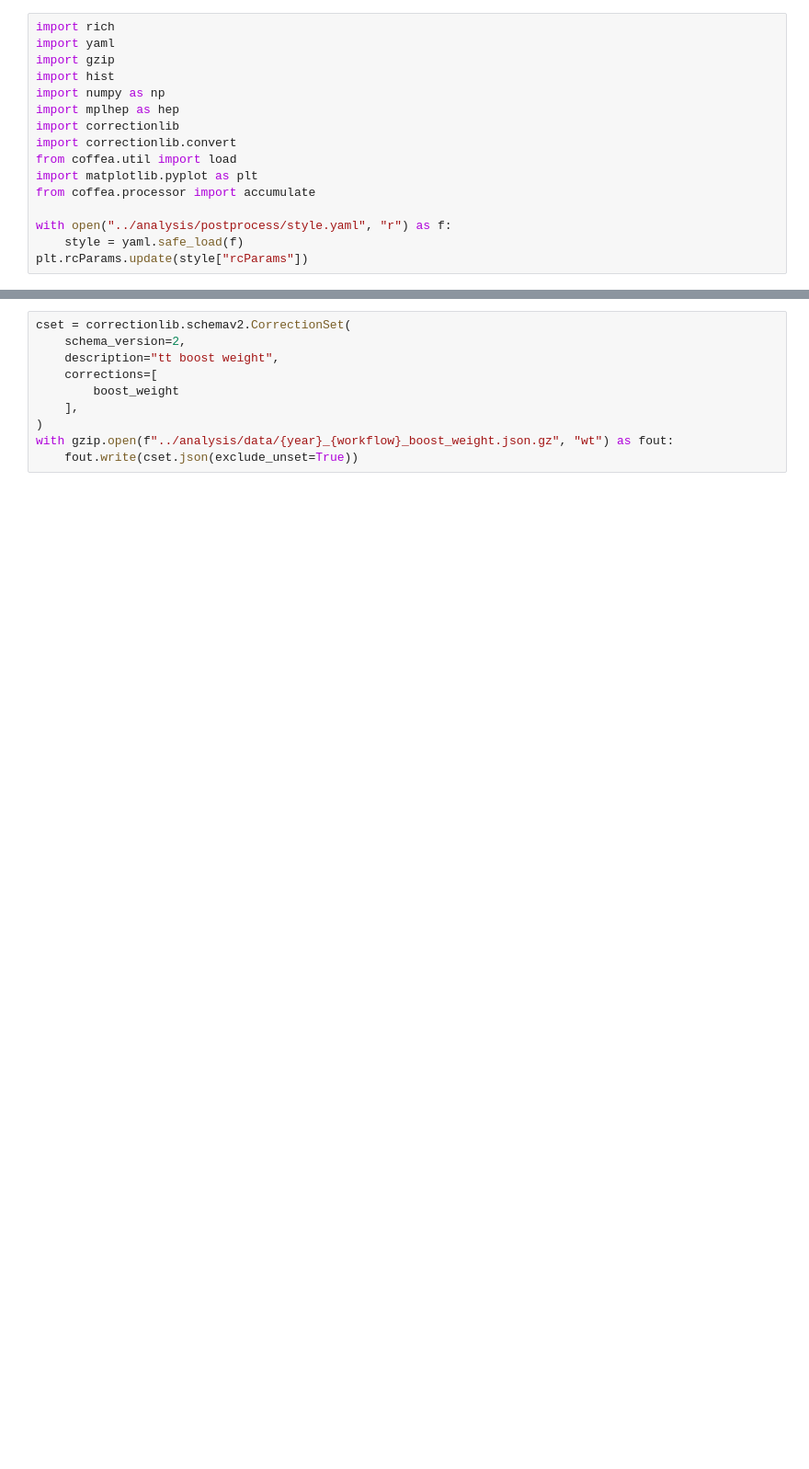
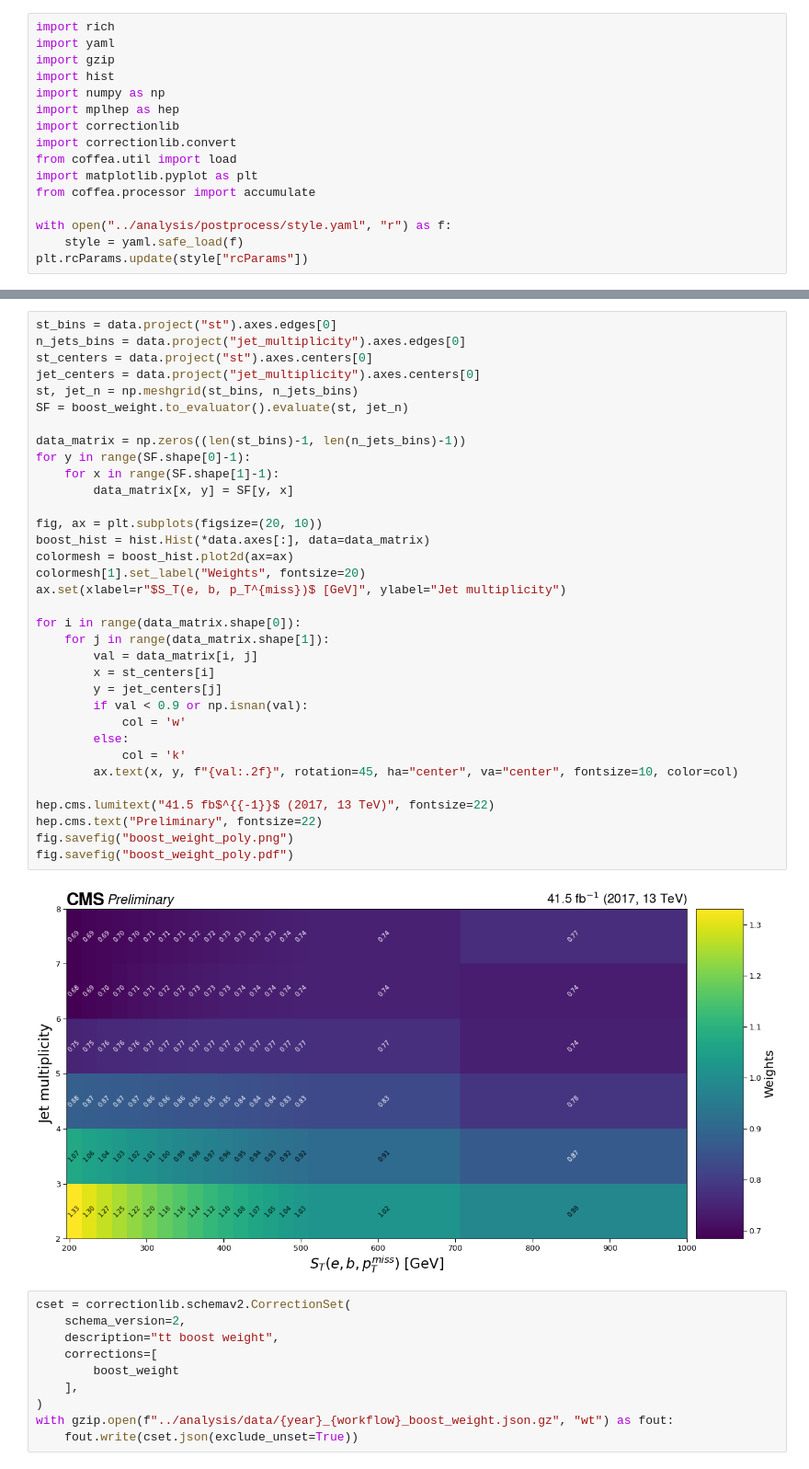
Before and after one commit to tomasate/bsm3g_coffea, a Jupyter notebook: notebooks/tt_boost_weight.ipynb, the cells around one changed output, grey strips where cells are left out. Shown: that part at 92% size. Saved outputs shown, nothing was run; the diff lists cells and outputs as text; blank space fills up the shorter version.

```diff
--- a/notebooks/tt_boost_weight.ipynb
+++ b/notebooks/tt_boost_weight.ipynb
@@ -223,3 +221,39 @@ plt.savefig(f"boost_weight_{year}.pdf")
+# %%
+st_bins = data.project("st").axes.edges[0]
+n_jets_bins = data.project("jet_multiplicity").axes.edges[0]
+st_centers = data.project("st").axes.centers[0]
+jet_centers = data.project("jet_multiplicity").axes.centers[0]
+st, jet_n = np.meshgrid(st_bins, n_jets_bins)
+SF = boost_weight.to_evaluator().evaluate(st, jet_n)
+
+data_matrix = np.zeros((len(st_bins)-1, len(n_jets_bins)-1))
+for y in range(SF.shape[0]-1):
+    for x in range(SF.shape[1]-1):
+        data_matrix[x, y] = SF[y, x]
+
+fig, ax = plt.subplots(figsize=(20, 10))
+boost_hist = hist.Hist(*data.axes[:], data=data_matrix)
+colormesh = boost_hist.plot2d(ax=ax)
+colormesh[1].set_label("Weights", fontsize=20)
+ax.set(xlabel=r"$S_T(e, b, p_T^{miss})$ [GeV]", ylabel="Jet multiplicity")
+
+for i in range(data_matrix.shape[0]):
+    for j in range(data_matrix.shape[1]):
+        val = data_matrix[i, j]
+        x = st_centers[i]
+        y = jet_centers[j]
+        if val < 0.9 or np.isnan(val):
+            col = 'w'
+        else:
+            col = 'k'
+        ax.text(x, y, f"{val:.2f}", rotation=45, ha="center", va="center", fontsize=10, color=col)
+
+hep.cms.lumitext("41.5 fb$^{{-1}}$ (2017, 13 TeV)", fontsize=22)
+hep.cms.text("Preliminary", fontsize=22)
+fig.savefig("boost_weight_poly.png")
+fig.savefig("boost_weight_poly.pdf")
+# %% [output]
+[figure, added]
 # %%
 cset = correctionlib.schemav2.CorrectionSet(
     schema_version=2,
```
Also changed, not shown: parts of 8 cells of this notebook.
